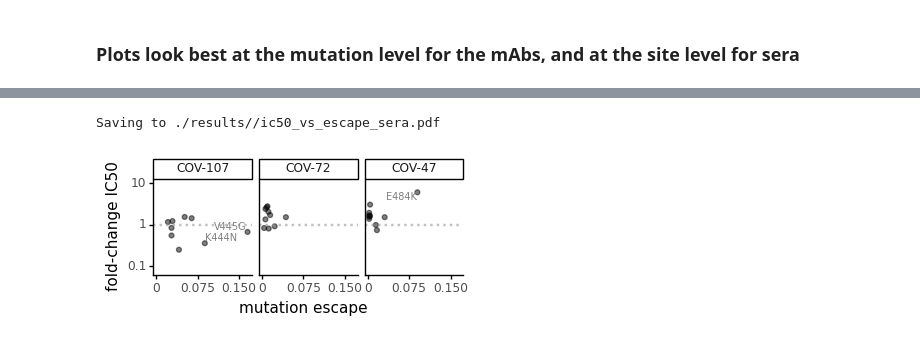
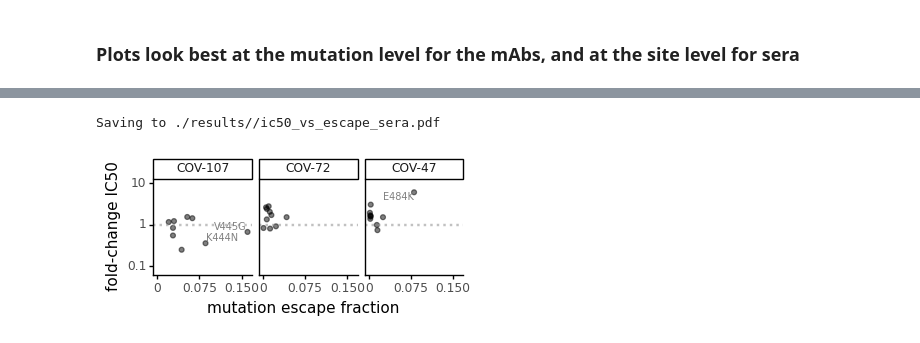
Before and after one commit to jbloomlab/SARS-CoV-2-RBD_MAP_Rockefeller, a Jupyter notebook: experimental_data/neutralization_plots.ipynb, the cells around one changed output, grey strips where cells are left out. Saved outputs shown, nothing was run; the diff lists cells and outputs as text; code cells hidden in the pictures.

```diff
--- a/experimental_data/neutralization_plots.ipynb
+++ b/experimental_data/neutralization_plots.ipynb
@@ -62,6 +62,13 @@ Note that eventually you're going to have to get the escape fractions to do the
 # %%
 escape_fracs_file = os.path.join('..', config['escape_fracs'])
 escape_fracs = pd.read_csv(escape_fracs_file).query('library == "average"')
+
+threshold = 'sensitive_max_mut'
+strong_escape_sites_file = os.path.join('..', config['strong_escape_sites'])
+strong_escape_sites = (pd.read_csv(strong_escape_sites_file)
+                       .query('threshold==@threshold')
+                       [['condition', 'site', 'threshold']]
+                      )
 
 escape_metrics = ['mut_escape_frac_epistasis_model',
                   'site_total_escape_frac_epistasis_model',
@@ -118,6 +134,10 @@ foldchange['mutation'] = foldchange['genotype'].str.slice(4, 5)
 foldchange['genotype'] = foldchange['genotype'].replace(regex=r'WT_1D7', value='WT')
 foldchange['genotype'] = foldchange['genotype'].replace(regex=r'WT_2E1', value='WT')
 
+# also assign column 'domain' to be 'NTD' if site is in ['148', '150', '151']
+# foldchange['domain'] = np.where(lambda x: foldchange['site'].isin ['148', '150', '151'], 'NTD', 'RBD')
+foldchange['domain'] =['NTD' if x in ['148', '150', '151'] else 'RBD' for x in foldchange['site']]
+
 foldchange = (foldchange.merge((structural_info[['antibody', 'site', 'site_category']]
                                 .assign(site=lambda x: x['site'].astype(str))
                                ),
@@ -232,6 +362,12 @@ escape_fracs_df = (escape_fracs
                           )
                   )
 
+strong_escape_sites_df = (strong_escape_sites.replace(sera_names)
+                          .query('condition in @samples')
+                          .rename(columns={'condition':'antibody',})
+                          .assign(strong_escape_site=True)
+                         )
+
 escape_fc = (foldchange
              [['antibody','genotype', 'wildtype', 'site', 'mutation', 'IC50_bound','fold_change','virus_type', 'site_category']]
              .rename(columns={'genotype':'mutant'})
@@ -247,6 +383,11 @@ escape_fc = (foldchange
                    how='left',
                    on=['antibody', 'mutant'])
              .fillna({'vsv_selection':False})
+             .merge(strong_escape_sites_df,
+                    how='left',
+                    on=['antibody','site']
+                   )
+             .fillna({'strong_escape_site':False})
             )
 escape_fc.head()
 # %% [output]
@@ -330,35 +522,34 @@ p = (ggplot(escape_fc
      geom_jitter(alpha=0.5) +
      geom_hline(yintercept=1, linetype='dotted', size=1, alpha=0.6, color=CBPALETTE[0]) +
      facet_wrap('~antibody', ncol=3) +
-     scale_x_continuous(breaks=[0, 0.075, 0.15], name='mutation escape') +
+     scale_x_continuous(breaks=[0, 0.075, 0.15], name='mutation escape fraction') +
      scale_y_log10(name='fold-change IC50',
                    limits=[escape_fc.query('antibody in @sera')['fold_change'].min(),
                            10
                           ]
                   ) +
      geom_text(data=(escape_fc
                      .query('antibody in @sera')
                      .assign(antibody=lambda x: pd.Categorical(x['antibody'], sera, ordered=True))
                      .query(f"(mut_escape>{mut_escape_min})")
                     ),
                mapping=aes(label='mutant'),
                color='#808080',
                size=7,
                adjust_text={'expand_points': (1.05, 1.05),
                             'expand_text': (1.05, 1.05)},
                ) +
      theme_classic() +
      theme(figure_size=(4,1.25),
            #subplots_adjust={'hspace':0.5, 'wspace':0.25},
-          ) +
-     xlab('mutation escape')
+          )
     )
 
 _ = p.draw()
 
 plotfile = f'{resultsdir}/ic50_vs_escape_sera.pdf'
 print(f"Saving to {plotfile}")
 p.save(plotfile, verbose=False)
 # %% [output]
 Saving to ./results//ic50_vs_escape_sera.pdf
-[figure, old version]
+[figure, new version]
```
Also changed, not shown: parts of 9 cells of this notebook, 10 other files.
